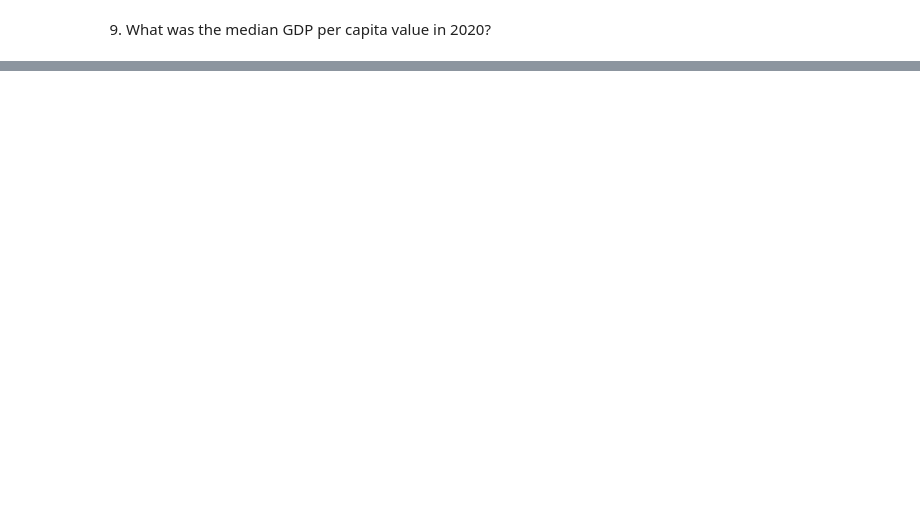
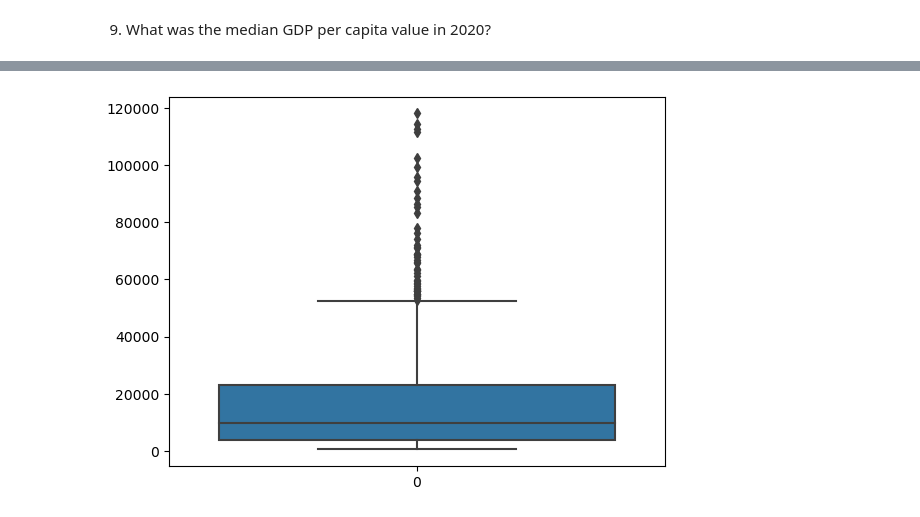
Before and after one commit to NSS-Data-Analytics-Cohort-8/gdp-and-internet-usage-cjpentecost, a Jupyter notebook: notebooks/UNproject.ipynb, the cells around one changed output, grey strips where cells are left out. Saved outputs shown, nothing was run; the diff lists cells and outputs as text; code cells hidden in the pictures; blank space fills up the shorter version.

```diff
--- a/notebooks/UNproject.ipynb
+++ b/notebooks/UNproject.ipynb
@@ -128,0 +131,6 @@ plt.show()
+# %%
+gdp_decades = gdp_df.loc[(gdp_df['Year']==1990)|(gdp_df['Year']==2000)|(gdp_df['Year']==2010)|(gdp_df['Year']==2020)]
+sns.boxplot(gdp_decades.GDP_Per_Capita)
+plt.show()
+# %% [output]
+[figure, added]
```
Also changed, not shown: parts of 8 cells of this notebook.
